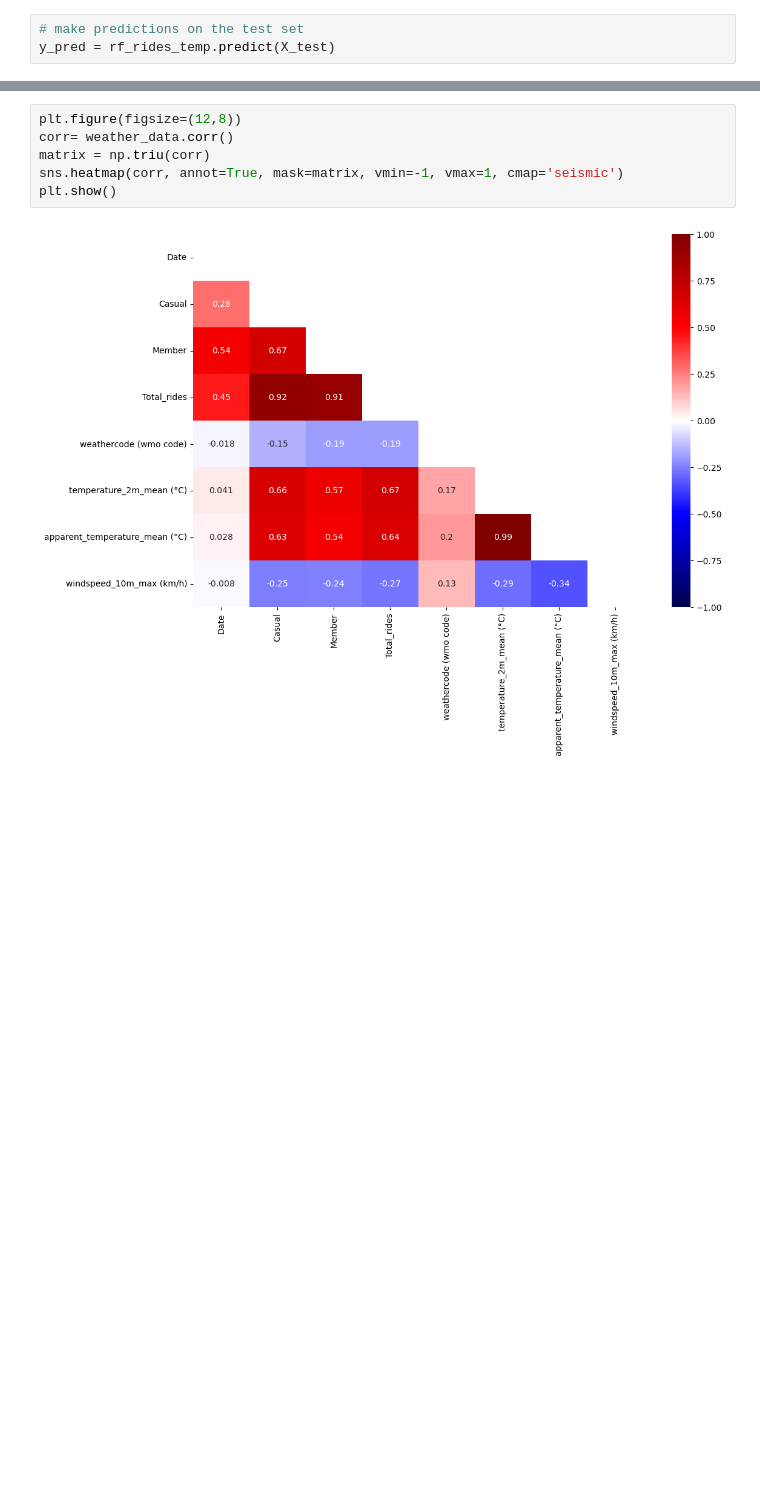
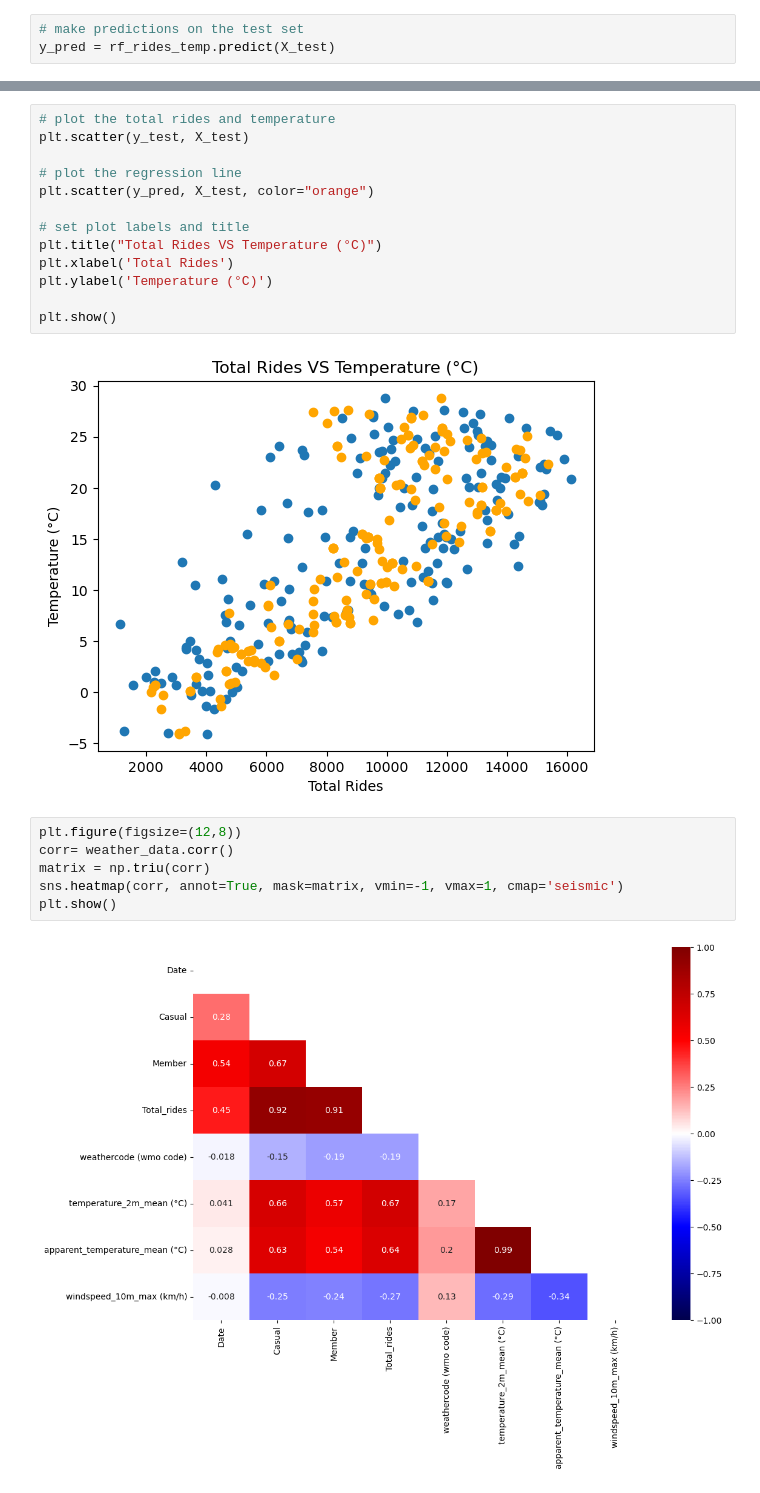
Before and after one commit to michalpasternak7/CA-Project-3-Capital-Bike-Share, a Jupyter notebook: cbs_weather_univariate.ipynb, the cells around one changed output, grey strips where cells are left out. Cells and saved outputs as stored; diff of their text form; blank space fills up the shorter version.

```diff
--- a/cbs_weather_univariate.ipynb
+++ b/cbs_weather_univariate.ipynb
@@ -256,3 +285,18 @@ plt.show()
+# %%
+# plot the total rides and temperature
+plt.scatter(y_test, X_test)
+
+# plot the regression line
+plt.scatter(y_pred, X_test, color="orange")
+
+# set plot labels and title
+plt.title("Total Rides VS Temperature (°C)")
+plt.xlabel('Total Rides')
+plt.ylabel('Temperature (°C)')
+
+plt.show()
+# %% [output]
+[figure, added]
 # %%
 plt.figure(figsize=(12,8))
 corr= weather_data.corr()
```
Also changed, not shown: parts of 17 cells of this notebook, 1 other file.
